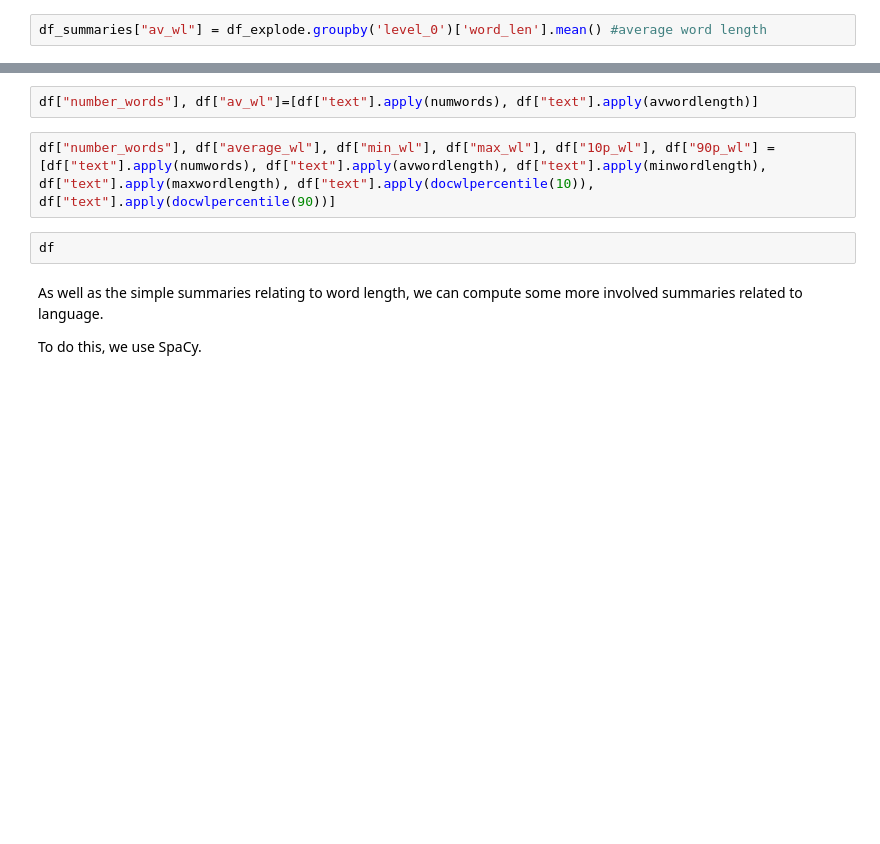
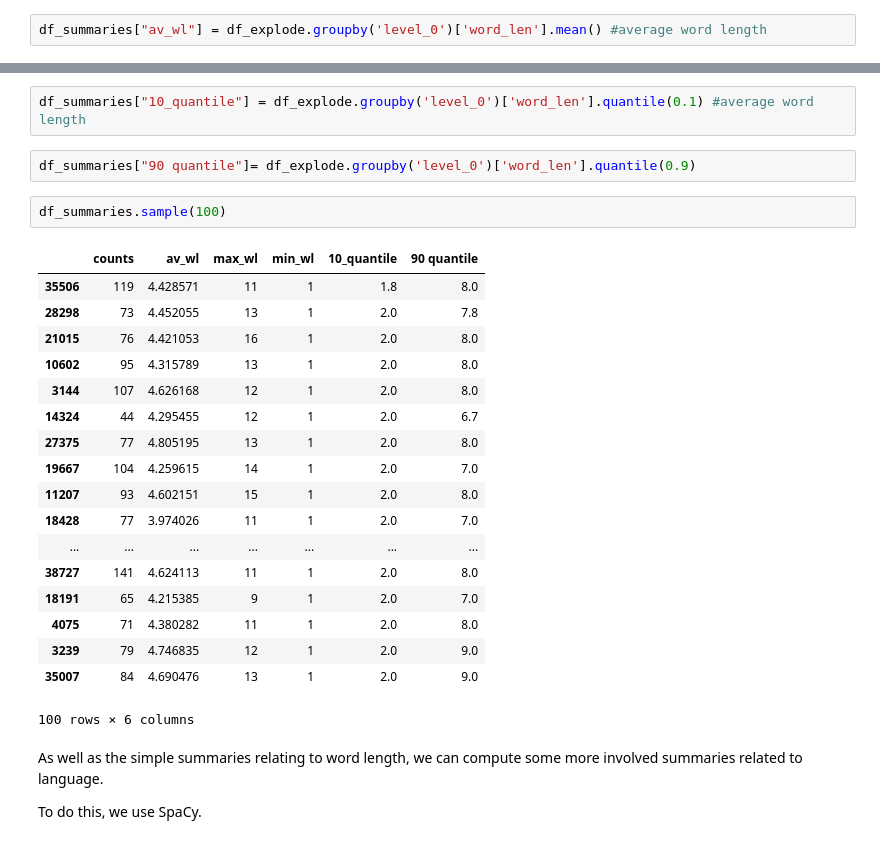
Before and after one commit to willb/openshift-ml-workflows-workshop, a Jupyter notebook: 02a-feature-engineering.ipynb, the cells around one changed output, grey strips where cells are left out. Saved outputs shown, nothing was run; the diff lists cells and outputs as text; blank space fills up the shorter version.

Commit message:
all standard numerical summaries computed

```diff
--- a/02a-feature-engineering.ipynb
+++ b/02a-feature-engineering.ipynb
@@ -168,9 +150,28 @@ def docwlpercentile(p):
-# %%
-df["number_words"], df["av_wl"]=[df["text"].apply(numwords), df["text"].apply(avwordlength)]
-# %%
-df["number_words"], df["average_wl"], df["min_wl"], df["max_wl"], df["10p_wl"], df["90p_wl"] = [df["text"].apply(numwords), df["text"].apply(avwordlength), df["text"].apply(minwordlength), df["text"].apply(maxwordlength), df["text"].apply(docwlpercentile(10)), df["text"].apply(docwlpercentile(90))]
-# %%
-df
+# %%
+df_summaries["10_quantile"] = df_explode.groupby('level_0')['word_len'].quantile(0.1) #average word length
+# %%
+df_summaries["90 quantile"]= df_explode.groupby('level_0')['word_len'].quantile(0.9)
+# %%
+df_summaries.sample(100)
+# %% [output]
+|  | counts | av_wl | max_wl | min_wl | 10_quantile | 90 quantile |
+| 35506 | 119 | 4.428571 | 11 | 1 | 1.8 | 8.0 |
+| 28298 | 73 | 4.452055 | 13 | 1 | 2.0 | 7.8 |
+| 21015 | 76 | 4.421053 | 16 | 1 | 2.0 | 8.0 |
+| 10602 | 95 | 4.315789 | 13 | 1 | 2.0 | 8.0 |
+| 3144 | 107 | 4.626168 | 12 | 1 | 2.0 | 8.0 |
+| 14324 | 44 | 4.295455 | 12 | 1 | 2.0 | 6.7 |
+| 27375 | 77 | 4.805195 | 13 | 1 | 2.0 | 8.0 |
+| 19667 | 104 | 4.259615 | 14 | 1 | 2.0 | 7.0 |
+| 11207 | 93 | 4.602151 | 15 | 1 | 2.0 | 8.0 |
+| 18428 | 77 | 3.974026 | 11 | 1 | 2.0 | 7.0 |
+| ... | ... | ... | ... | ... | ... | ... |
+| 38727 | 141 | 4.624113 | 11 | 1 | 2.0 | 8.0 |
+| 18191 | 65 | 4.215385 | 9 | 1 | 2.0 | 7.0 |
+| 4075 | 71 | 4.380282 | 11 | 1 | 2.0 | 8.0 |
+| 3239 | 79 | 4.746835 | 12 | 1 | 2.0 | 9.0 |
+| 35007 | 84 | 4.690476 | 13 | 1 | 2.0 | 9.0 |
+100 rows × 6 columns
 # %% [markdown]
 As well as the simple summaries relating to word length, we can compute some more involved summaries related to language.
 
```
Also changed, not shown: parts of 8 cells of this notebook.
